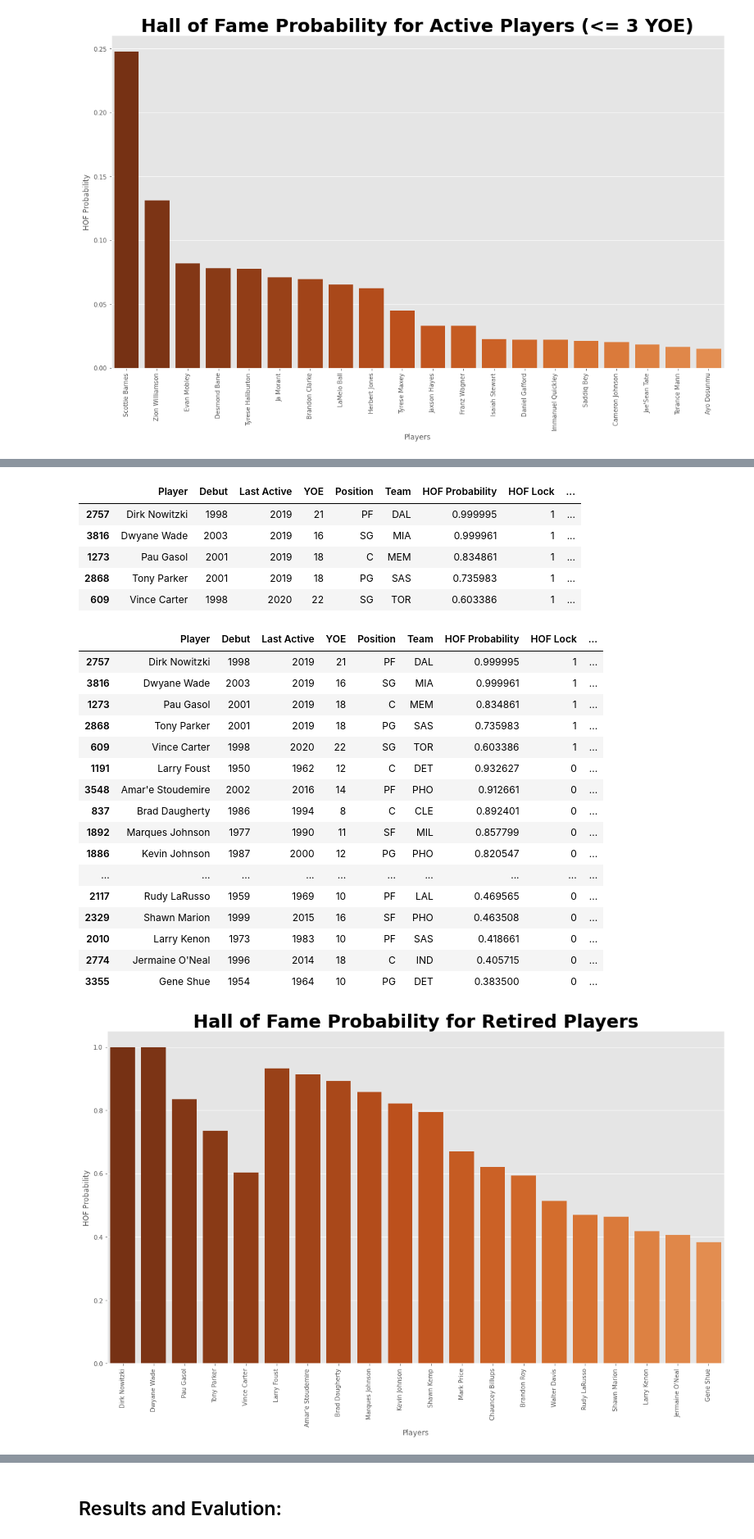
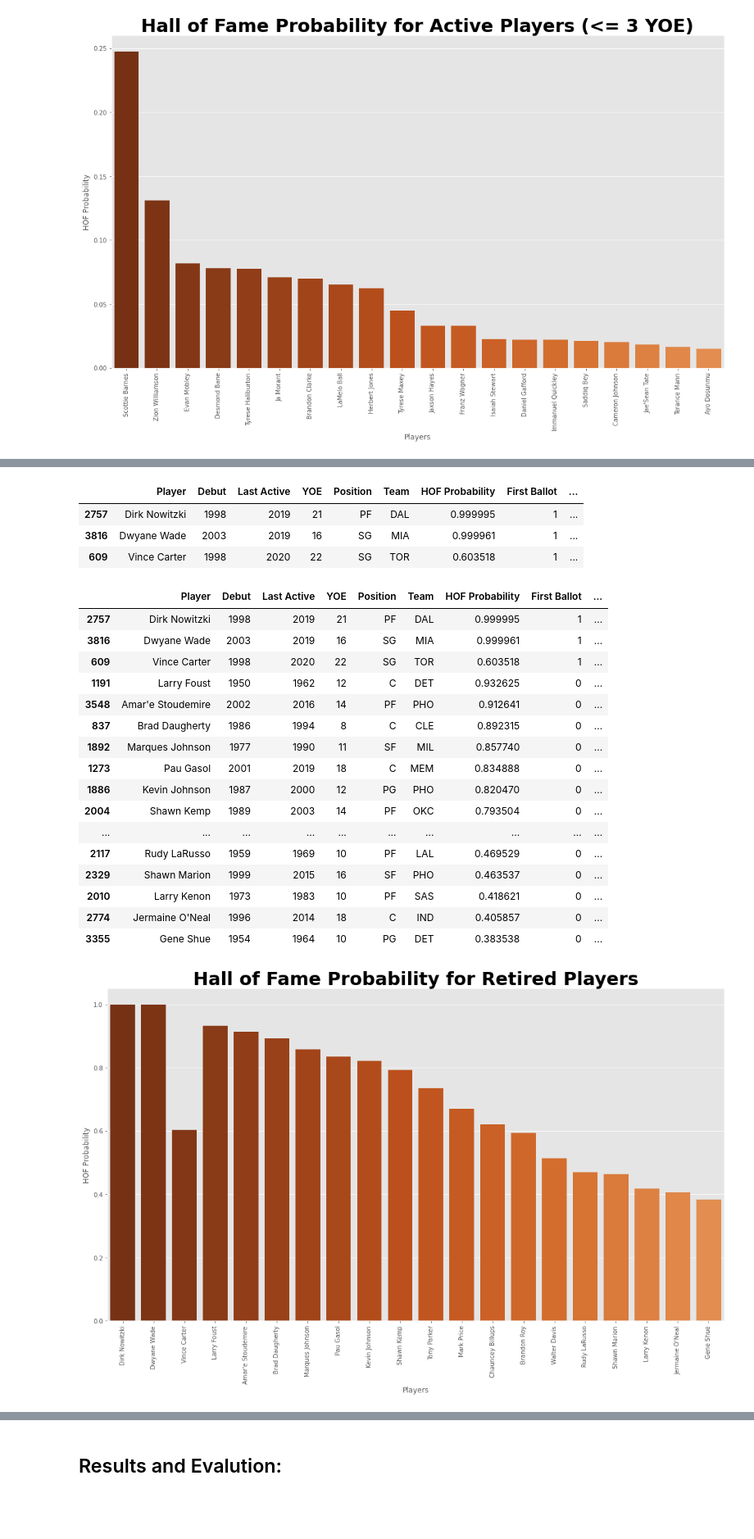
Before and after one commit to ctoeun/nba-hof-predictor, a Jupyter notebook: hof-analysis-predictions.ipynb, the cells around one changed output, grey strips where cells are left out. Shown at 82% size. Saved outputs shown, nothing was run; the diff lists cells and outputs as text; code cells hidden in the pictures; blank space fills up the shorter version.

```diff
--- a/hof-analysis-predictions.ipynb
+++ b/hof-analysis-predictions.ipynb
@@ -1026,61 +1015,59 @@ display(nba_players_hof_prob[show_columns][(nba_players_hof_prob['HOF Lock'] ==
 # %%
 # check which current retired players are hof locks
-display(nba_players_hof_prob[show_columns][(nba_players_hof_prob['HOF Lock'] == 1) &
+display(nba_players_hof_prob[show_columns][(nba_players_hof_prob['First Ballot'] == 1) &
                                           (nba_players_hof_prob['Last Active'] < 2022) &
                                           (nba_players_hof_prob['Hall of Fame'] == 0) &
                                           (nba_players_hof_prob['Retired'] == 1)].head(50))
 # %% [output]
-|  | Player | Debut | Last Active | YOE | Position | Team | HOF Probability | HOF Lock | ... |
+|  | Player | Debut | Last Active | YOE | Position | Team | HOF Probability | First Ballot | ... |
 | 2757 | Dirk Nowitzki | 1998 | 2019 | 21 | PF | DAL | 0.999995 | 1 | ... |
 | 3816 | Dwyane Wade | 2003 | 2019 | 16 | SG | MIA | 0.999961 | 1 | ... |
-| 1273 | Pau Gasol | 2001 | 2019 | 18 | C | MEM | 0.834861 | 1 | ... |
-| 2868 | Tony Parker | 2001 | 2019 | 18 | PG | SAS | 0.735983 | 1 | ... |
-| 609 | Vince Carter | 1998 | 2020 | 22 | SG | TOR | 0.603386 | 1 | ... |
+| 609 | Vince Carter | 1998 | 2020 | 22 | SG | TOR | 0.603518 | 1 | ... |
 # %%
 # predict hof locks and future hall of famers based on probability
 display(nba_players_hof_prob[show_columns][(nba_players_hof_prob['Last Active'] < 2022) &
                                           (nba_players_hof_prob['Hall of Fame'] == 0) &
-                                          (nba_players_hof_prob['Retired'] == 1)].sort_values(by=['HOF Lock','HOF Probability'],
+                                          (nba_players_hof_prob['Retired'] == 1)].sort_values(by=['First Ballot','HOF Probability'],
                                                                                               ascending=False).head(20))
 # %% [output]
-|  | Player | Debut | Last Active | YOE | Position | Team | HOF Probability | HOF Lock | ... |
+|  | Player | Debut | Last Active | YOE | Position | Team | HOF Probability | First Ballot | ... |
 | 2757 | Dirk Nowitzki | 1998 | 2019 | 21 | PF | DAL | 0.999995 | 1 | ... |
 | 3816 | Dwyane Wade | 2003 | 2019 | 16 | SG | MIA | 0.999961 | 1 | ... |
-| 1273 | Pau Gasol | 2001 | 2019 | 18 | C | MEM | 0.834861 | 1 | ... |
-| 2868 | Tony Parker | 2001 | 2019 | 18 | PG | SAS | 0.735983 | 1 | ... |
-| 609 | Vince Carter | 1998 | 2020 | 22 | SG | TOR | 0.603386 | 1 | ... |
-| 1191 | Larry Foust | 1950 | 1962 | 12 | C | DET | 0.932627 | 0 | ... |
-| 3548 | Amar'e Stoudemire | 2002 | 2016 | 14 | PF | PHO | 0.912661 | 0 | ... |
-| 837 | Brad Daugherty | 1986 | 1994 | 8 | C | CLE | 0.892401 | 0 | ... |
-| 1892 | Marques Johnson | 1977 | 1990 | 11 | SF | MIL | 0.857799 | 0 | ... |
-| 1886 | Kevin Johnson | 1987 | 2000 | 12 | PG | PHO | 0.820547 | 0 | ... |
+| 609 | Vince Carter | 1998 | 2020 | 22 | SG | TOR | 0.603518 | 1 | ... |
+| 1191 | Larry Foust | 1950 | 1962 | 12 | C | DET | 0.932625 | 0 | ... |
+| 3548 | Amar'e Stoudemire | 2002 | 2016 | 14 | PF | PHO | 0.912641 | 0 | ... |
+| 837 | Brad Daugherty | 1986 | 1994 | 8 | C | CLE | 0.892315 | 0 | ... |
+| 1892 | Marques Johnson | 1977 | 1990 | 11 | SF | MIL | 0.857740 | 0 | ... |
+| 1273 | Pau Gasol | 2001 | 2019 | 18 | C | MEM | 0.834888 | 0 | ... |
+| 1886 | Kevin Johnson | 1987 | 2000 | 12 | PG | PHO | 0.820470 | 0 | ... |
+| 2004 | Shawn Kemp | 1989 | 2003 | 14 | PF | OKC | 0.793504 | 0 | ... |
 | ... | ... | ... | ... | ... | ... | ... | ... | ... | ... |
-| 2117 | Rudy LaRusso | 1959 | 1969 | 10 | PF | LAL | 0.469565 | 0 | ... |
-| 2329 | Shawn Marion | 1999 | 2015 | 16 | SF | PHO | 0.463508 | 0 | ... |
-| 2010 | Larry Kenon | 1973 | 1983 | 10 | PF | SAS | 0.418661 | 0 | ... |
-| 2774 | Jermaine O'Neal | 1996 | 2014 | 18 | C | IND | 0.405715 | 0 | ... |
-| 3355 | Gene Shue | 1954 | 1964 | 10 | PG | DET | 0.383500 | 0 | ... |
+| 2117 | Rudy LaRusso | 1959 | 1969 | 10 | PF | LAL | 0.469529 | 0 | ... |
+| 2329 | Shawn Marion | 1999 | 2015 | 16 | SF | PHO | 0.463537 | 0 | ... |
+| 2010 | Larry Kenon | 1973 | 1983 | 10 | PF | SAS | 0.418621 | 0 | ... |
+| 2774 | Jermaine O'Neal | 1996 | 2014 | 18 | C | IND | 0.405857 | 0 | ... |
+| 3355 | Gene Shue | 1954 | 1964 | 10 | PG | DET | 0.383538 | 0 | ... |
 # %%
 plt.figure(figsize=(15,10))
 
 ax = sns.barplot(x='Player', y='HOF Probability',
         data=nba_players_hof_prob[(nba_players_hof_prob['Last Active'] < 2022) &
                                           (nba_players_hof_prob['Hall of Fame'] == 0) &
-                                          (nba_players_hof_prob['Retired'] == 1)].sort_values(by=['HOF Lock','HOF Probability'],
+                                          (nba_players_hof_prob['Retired'] == 1)].sort_values(by=['First Ballot','HOF Probability'],
                                                                                               ascending=False)[:20],
                                              palette=sns.color_palette("Oranges_r", 40))
 ax.set_xticklabels(nba_players_hof_prob[(nba_players_hof_prob['Last Active'] < 2022) &
                                           (nba_players_hof_prob['Hall of Fame'] == 0) &
-                                          (nba_players_hof_prob['Retired'] == 1)].sort_values(by=['HOF Lock','HOF Probability'],
+                                          (nba_players_hof_prob['Retired'] == 1)].sort_values(by=['First Ballot','HOF Probability'],
                                                                                               ascending=False)['Player'][:20], rotation=90)
 ax.set(xlabel='Players', ylabel='HOF Probability')
 plt.title('Hall of Fame Probability for Retired Players', fontsize=30, fontweight='bold')
 plt.tight_layout()
 
 # plt.savefig('graphs/2023_hof_prob.png')
 plt.show()
 # %% [output]
-[figure, old version]
+[figure, new version]
 # %%
 show_columns.append('Inducted as Coach'); show_columns.append('Inducted as Contributor')
 # %%
```
Also changed, not shown: parts of 38 cells of this notebook, 25 other files.
